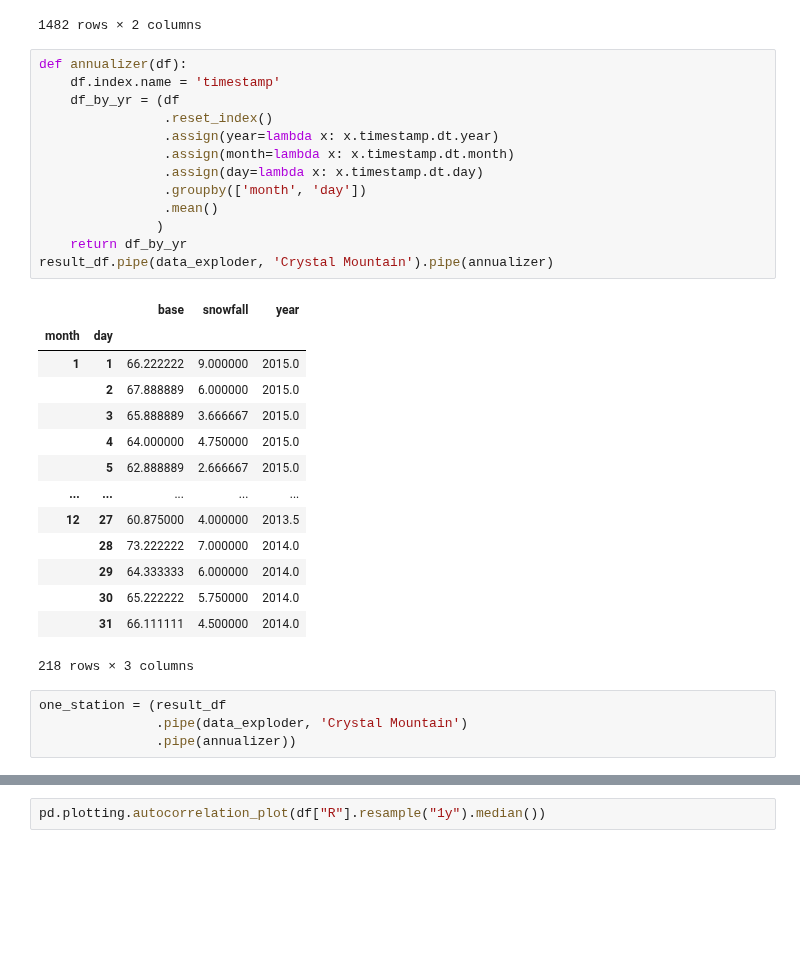
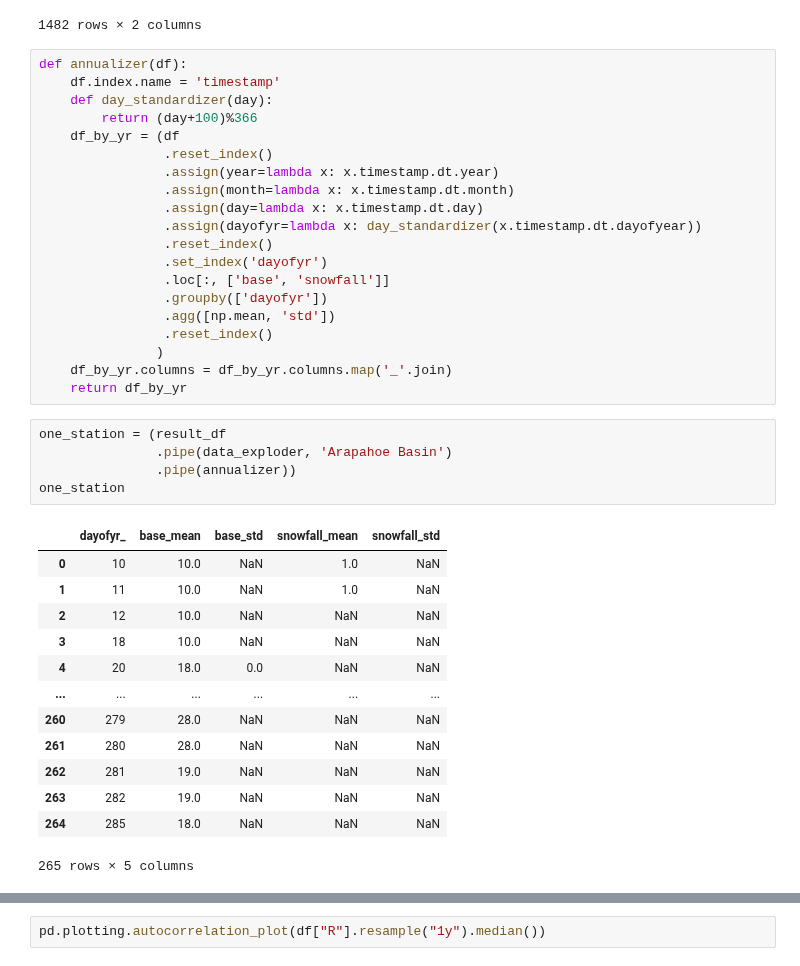
Before and after one commit to chrisoyer/ski-snow-modeling, a Jupyter notebook: src/analysis/snow_analysis.ipynb, the cells around one changed output, grey strips where cells are left out. Saved outputs shown, nothing was run; the diff lists cells and outputs as text; blank space fills up the shorter version.

```diff
--- a/src/analysis/snow_analysis.ipynb
+++ b/src/analysis/snow_analysis.ipynb
@@ -57,33 +57,40 @@ result_df.pipe(data_exploder, 'Crystal Mountain')
 # %%
 def annualizer(df):
     df.index.name = 'timestamp'
+    def day_standardizer(day):
+        return (day+100)%366
     df_by_yr = (df
                 .reset_index()
                 .assign(year=lambda x: x.timestamp.dt.year)
                 .assign(month=lambda x: x.timestamp.dt.month)
                 .assign(day=lambda x: x.timestamp.dt.day)
-                .groupby(['month', 'day'])
-                .mean()
+                .assign(dayofyr=lambda x: day_standardizer(x.timestamp.dt.dayofyear))
+                .reset_index()
+                .set_index('dayofyr')
+                .loc[:, ['base', 'snowfall']]
+                .groupby(['dayofyr'])
+                .agg([np.mean, 'std'])
+                .reset_index()
                )
+    df_by_yr.columns = df_by_yr.columns.map('_'.join)
     return df_by_yr
-result_df.pipe(data_exploder, 'Crystal Mountain').pipe(annualizer)
-# %% [output]
-|  |  | base | snowfall | year |
-| month | day |  |  |  |
-| 1 | 1 | 66.222222 | 9.000000 | 2015.0 |
-|  | 2 | 67.888889 | 6.000000 | 2015.0 |
-|  | 3 | 65.888889 | 3.666667 | 2015.0 |
-|  | 4 | 64.000000 | 4.750000 | 2015.0 |
-|  | 5 | 62.888889 | 2.666667 | 2015.0 |
-| ... | ... | ... | ... | ... |
-| 12 | 27 | 60.875000 | 4.000000 | 2013.5 |
-|  | 28 | 73.222222 | 7.000000 | 2014.0 |
-|  | 29 | 64.333333 | 6.000000 | 2014.0 |
-|  | 30 | 65.222222 | 5.750000 | 2014.0 |
-|  | 31 | 66.111111 | 4.500000 | 2014.0 |
-218 rows × 3 columns
 # %%
 one_station = (result_df
-               .pipe(data_exploder, 'Crystal Mountain')
+               .pipe(data_exploder, 'Arapahoe Basin')
                .pipe(annualizer))
+one_station
+# %% [output]
+|  | dayofyr_ | base_mean | base_std | snowfall_mean | snowfall_std |
+| 0 | 10 | 10.0 | NaN | 1.0 | NaN |
+| 1 | 11 | 10.0 | NaN | 1.0 | NaN |
+| 2 | 12 | 10.0 | NaN | NaN | NaN |
+| 3 | 18 | 10.0 | NaN | NaN | NaN |
+| 4 | 20 | 18.0 | 0.0 | NaN | NaN |
+| ... | ... | ... | ... | ... | ... |
+| 260 | 279 | 28.0 | NaN | NaN | NaN |
+| 261 | 280 | 28.0 | NaN | NaN | NaN |
+| 262 | 281 | 19.0 | NaN | NaN | NaN |
+| 263 | 282 | 19.0 | NaN | NaN | NaN |
+| 264 | 285 | 18.0 | NaN | NaN | NaN |
+265 rows × 5 columns
 # %%
```
Also changed, not shown: parts of 1 cell of this notebook, 1 other file.
